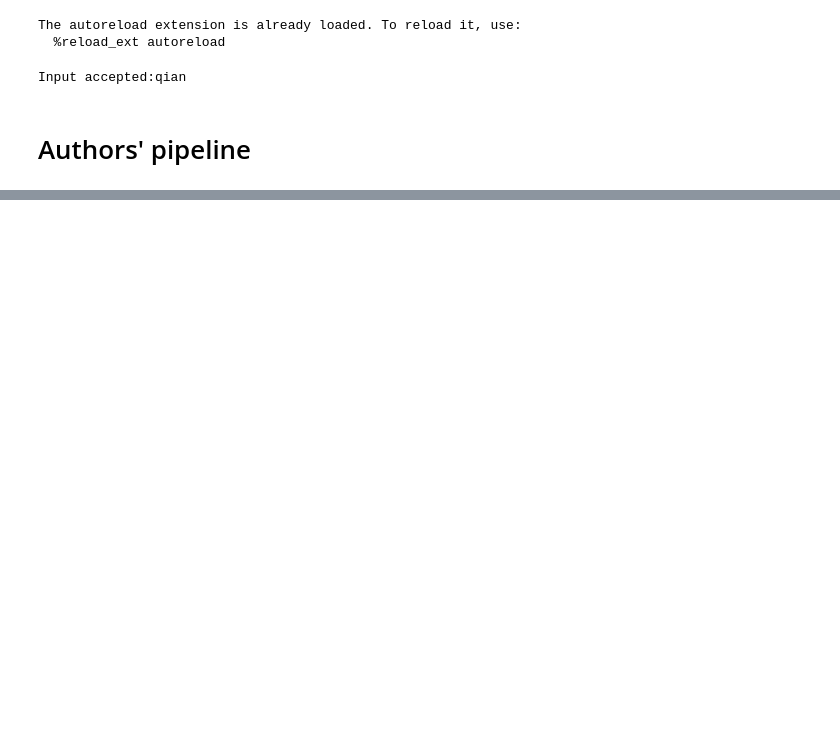
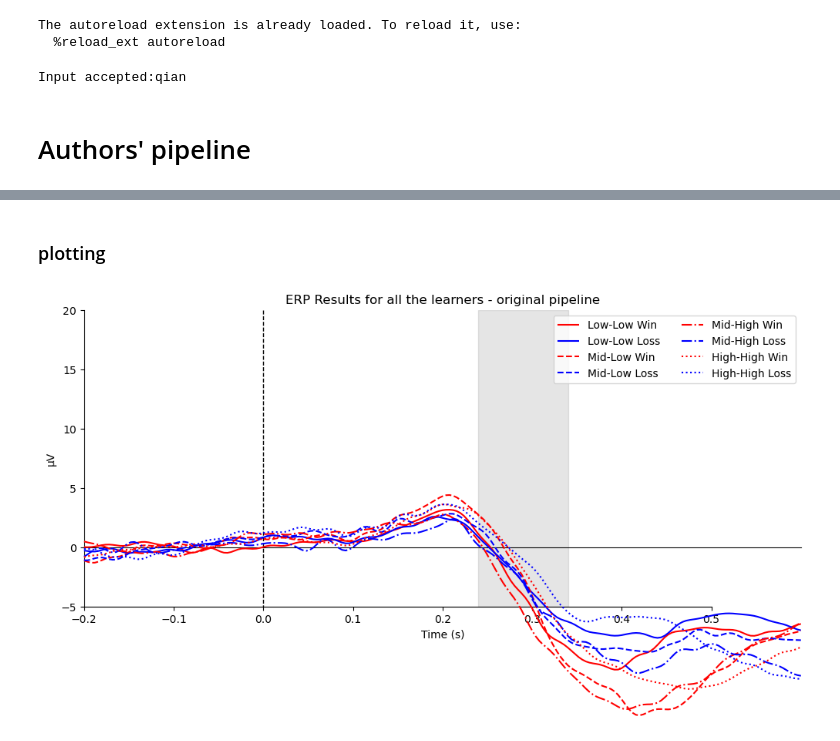
Before and after one commit to xuyg16/EEG_Reward-Processing_ERP, a Jupyter notebook: scripts/multi_subject_processing.ipynb, the cells around one changed output, grey strips where cells are left out. Cells and saved outputs as stored; diff of their text form; code cells hidden in the pictures; blank space fills up the shorter version.

```diff
--- a/scripts/multi_subject_processing.ipynb
+++ b/scripts/multi_subject_processing.ipynb
@@ -236,0 +404,8 @@ Plotting Topomap for: High-High
+# %%
+grand_averages_ori_learner = compute_grand_average(epoch_dict, group_evokeds_ori_learner)
+# %% [markdown]
+### plotting
+# %%
+plot_erp(grand_averages_ori_learner, ylim=[-5, 20], diff=False, title=f"ERP Results for all the learners - {ACTIVE_PIPELINE} pipeline");
+# %% [output]
+[figure, added]
```
Also changed, not shown: parts of 27 cells of this notebook.
